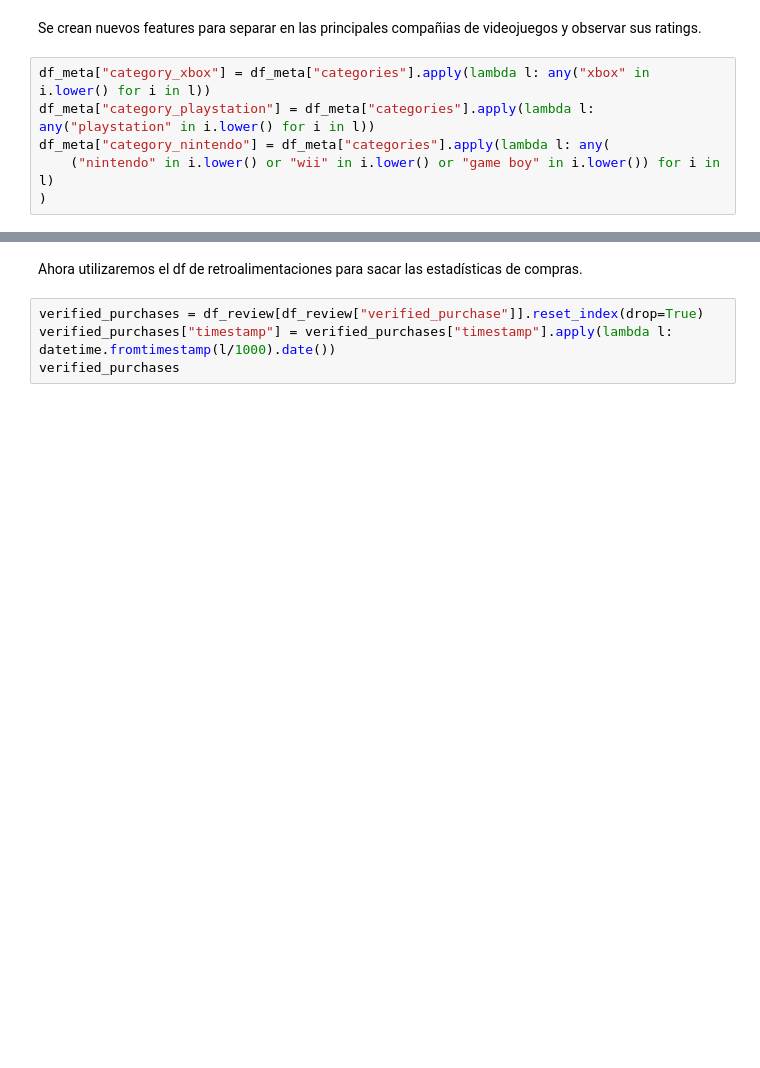
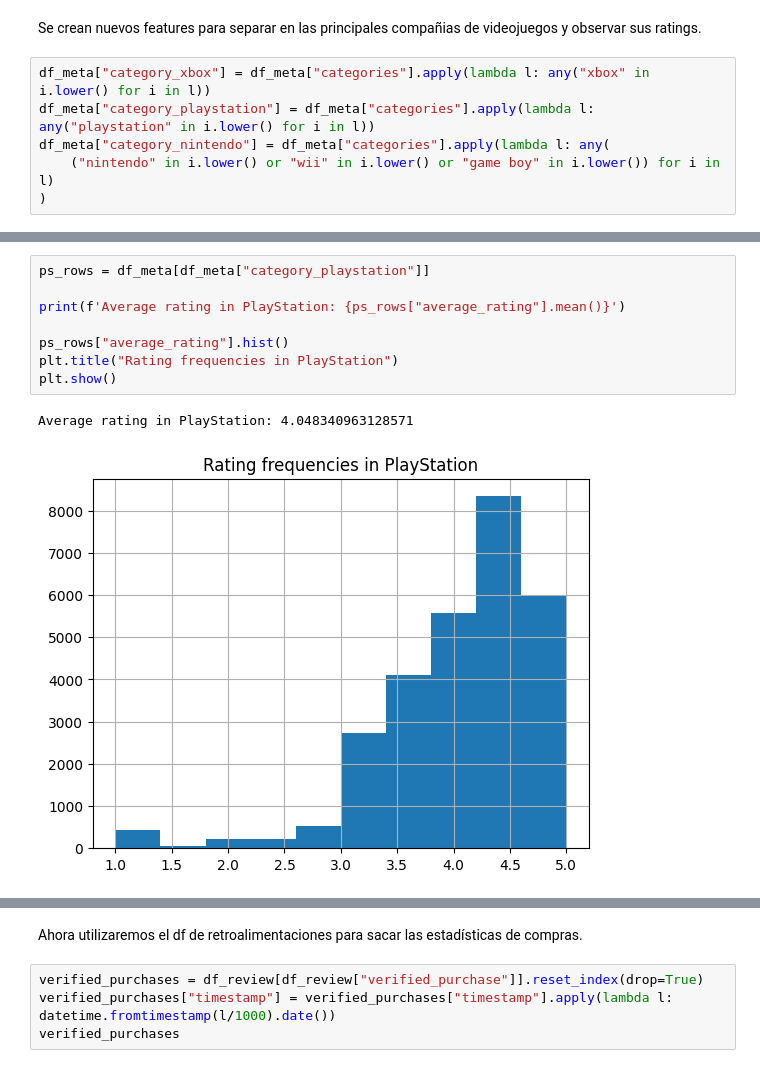
Before and after one commit to javierdealba/bd_equipo_23, a Jupyter notebook: analisis_exploratorio.ipynb, the cells around one changed output, grey strips where cells are left out. Drawn from its saved outputs; the diff is of its cells as text; blank space fills up the shorter version.

```diff
--- a/analisis_exploratorio.ipynb
+++ b/analisis_exploratorio.ipynb
@@ -176,0 +181,11 @@ Average rating in Nintendo: 4.1474883682055
+# %%
+ps_rows = df_meta[df_meta["category_playstation"]]
+
+print(f'Average rating in PlayStation: {ps_rows["average_rating"].mean()}')
+
+ps_rows["average_rating"].hist()
+plt.title("Rating frequencies in PlayStation")
+plt.show()
+# %% [output]
+Average rating in PlayStation: 4.048340963128571
+[figure, added]
```
Also changed, not shown: parts of 9 cells of this notebook.
